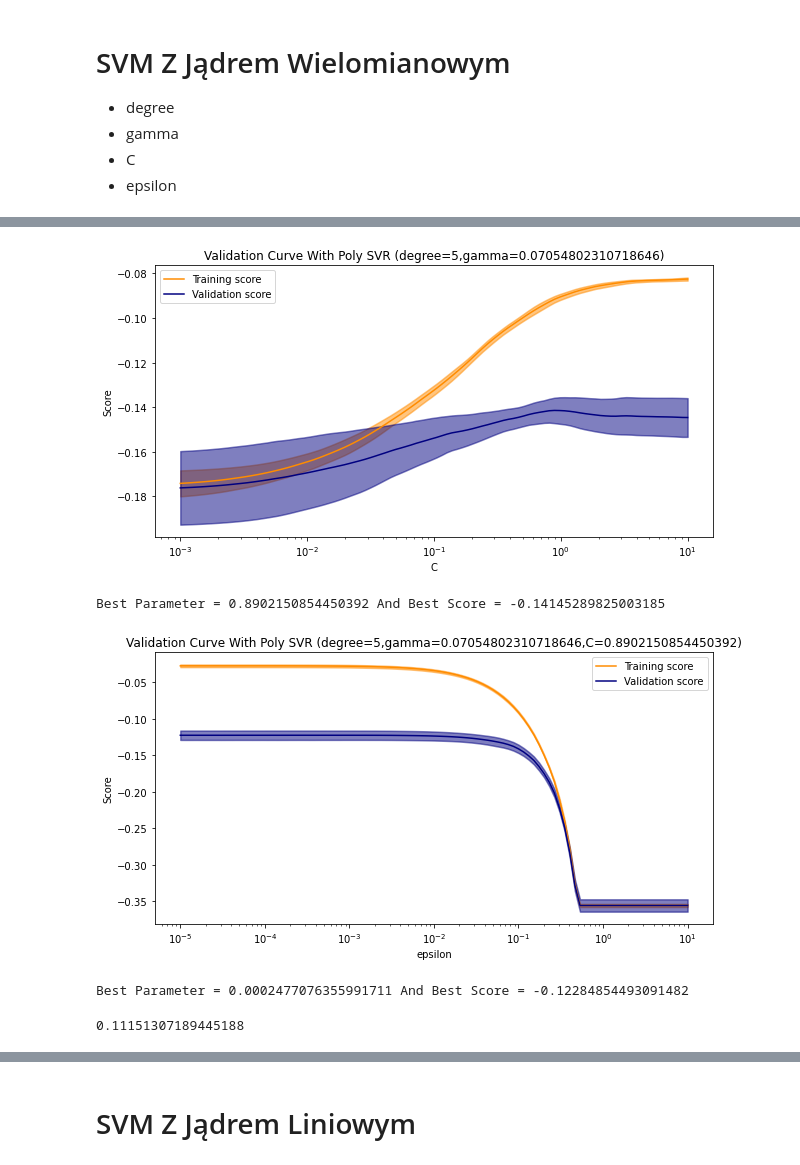
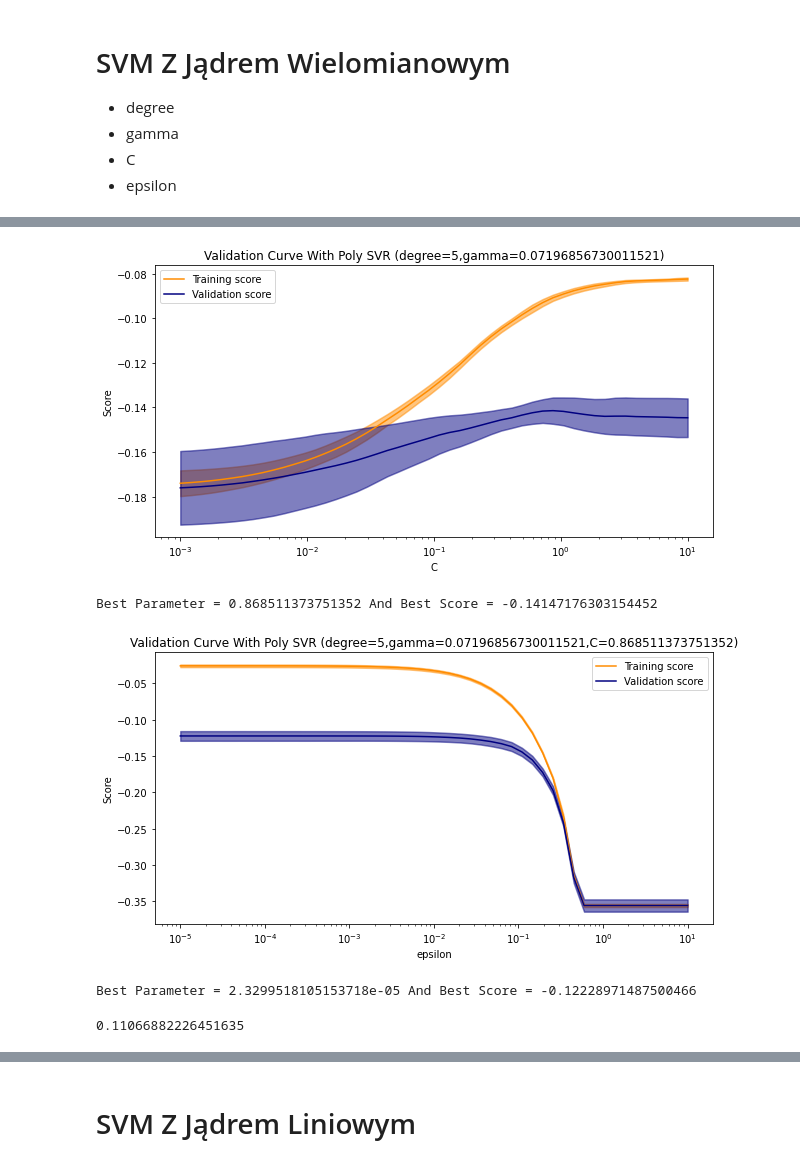
Before and after one commit to matlaczj/Predictive-Modeling-for-Student-Alcohol-Consumption, a Jupyter notebook: Projekt/projekt.ipynb, the cells around one changed output, grey strips where cells are left out. Drawn from its saved outputs; the diff is of its cells as text; code cells hidden in the pictures.

```diff
--- a/Projekt/projekt.ipynb
+++ b/Projekt/projekt.ipynb
@@ -324,7 +388,7 @@ degree, best_score, _,_ = plot_validation_curve(
     model_name = "Poly SVR",
     X = X_train,
     y = y_train,
-    param_range = np.arange(0,40),
+    param_range = np.arange(0,30),
     param_name = "degree",
     scoring = "neg_mean_absolute_error",
     xscale = "lin"
@@ -338,7 +402,7 @@ gamma, best_score, _,_ = plot_validation_curve(
     model_name = f"Poly SVR (degree={degree})",
     X = X_train,
     y = y_train,
-    param_range = np.logspace(-2,0,100),
+    param_range = np.logspace(-2,0,50),
     param_name = "gamma",
     scoring = "neg_mean_absolute_error",
     xscale = "log"
@@ -352,32 +416,33 @@ C, best_score, _,_ = plot_validation_curve(
     model_name = f"Poly SVR (degree={degree},gamma={gamma})",
     X = X_train,
     y = y_train,
-    param_range = np.logspace(-3,1,100),
+    param_range = np.logspace(-3,1,50),
     param_name = "C",
     scoring = "neg_mean_absolute_error",
     xscale = "log"
 )
 # %% [output]
 [figure]
-Best Parameter = 0.8902150854450392 And Best Score = -0.14145289825003185
+Best Parameter = 0.868511373751352 And Best Score = -0.14147176303154452
 # %%
 epsilon, best_score, _,_ = plot_validation_curve(
     model = SVR(kernel="poly",degree=degree,gamma=gamma,C=C),
     model_name = f"Poly SVR (degree={degree},gamma={gamma},C={C})",
     X = X_train,
     y = y_train,
-    param_range = np.logspace(-5,1,100),
+    param_range = np.logspace(-5,1,50),
     param_name = "epsilon",
     scoring = "neg_mean_absolute_error",
     xscale = "log"
 )
 # %% [output]
-[figure, old version]
+[figure, new version]
-Best Parameter = 0.0002477076355991711 And Best Score = -0.12284854493091482
+Best Parameter = 2.3299518105153718e-05 And Best Score = -0.12228971487500466
 # %%
-model = SVR(kernel="poly",degree=degree,gamma=gamma,C=C,epsilon=epsilon).fit(X_train,y_train)
+model = SVR(kernel="poly",degree=degree,gamma=gamma,C=C,epsilon=epsilon)
 score = test_model(model,X_train,y_train,X_test,y_test)
-best_models.append((model,score))
+parameters = {"degree":degree,"gamma":gamma,"C":C,"epsilon":epsilon}
+save_model("SVR_poly",parameters,model,score,models_parameters)
 print(score)
 # %% [output]
-0.11151307189445188
+0.11066882226451635
```
Also changed, not shown: parts of 42 cells of this notebook, 2 other files.
